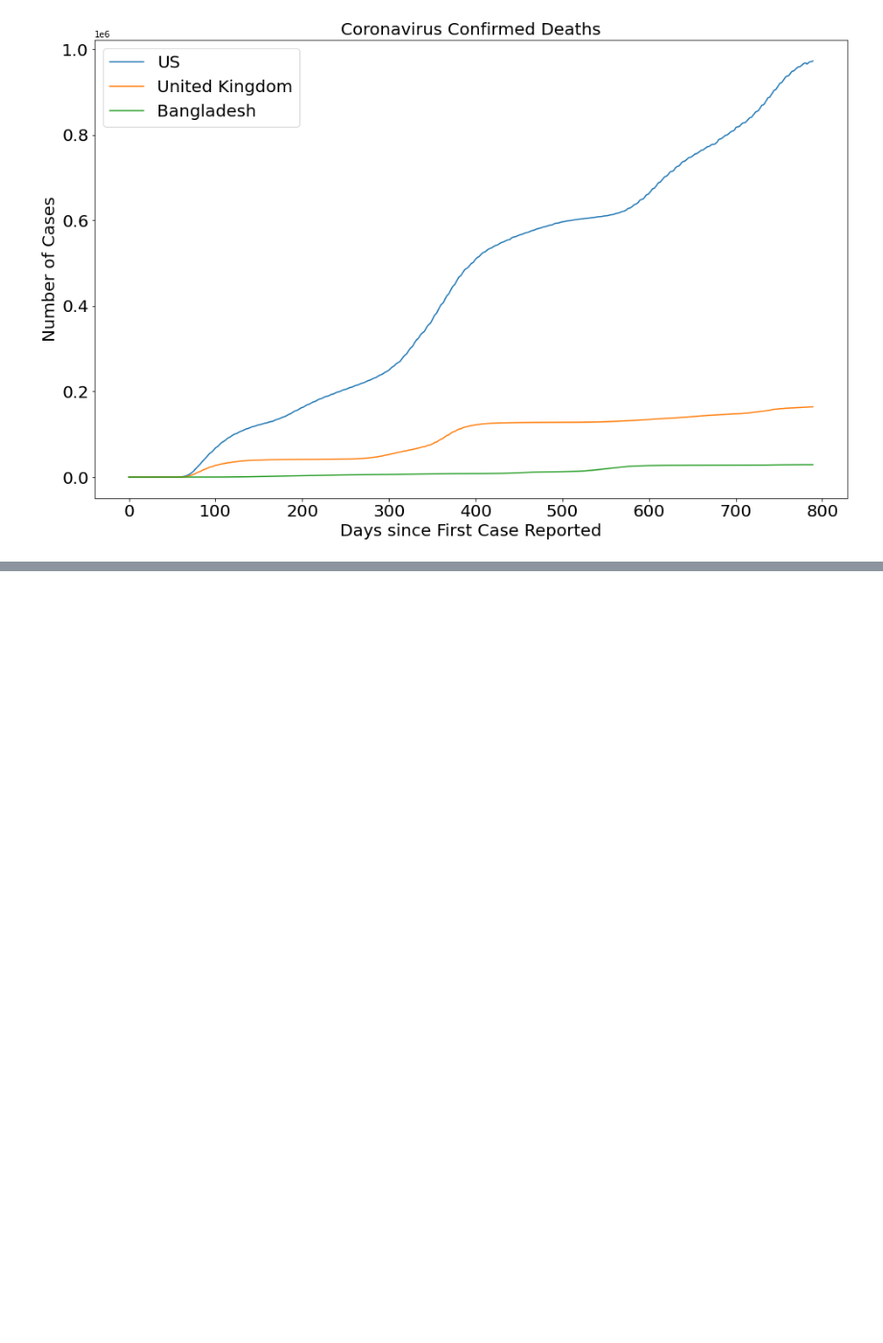
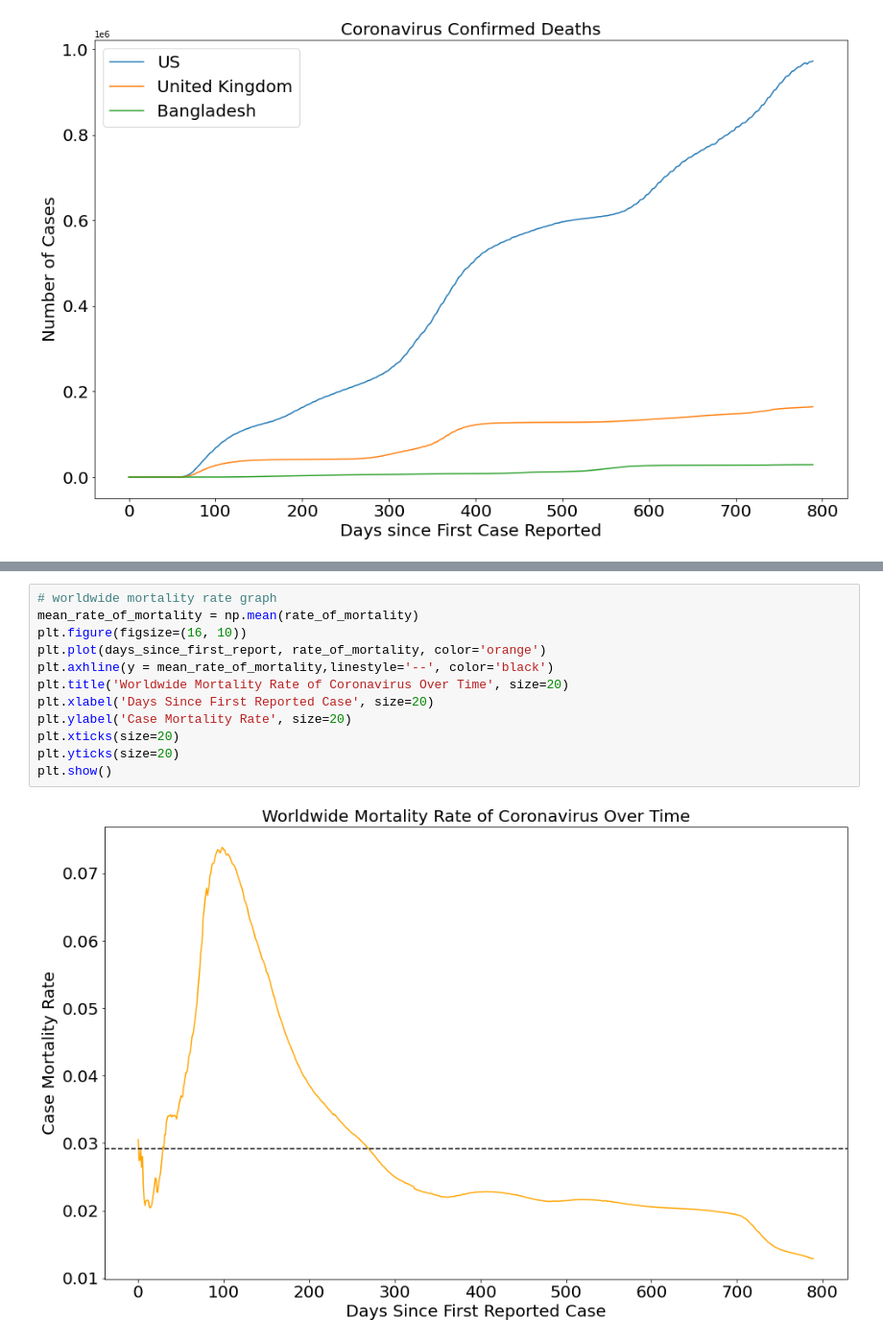
Before and after one commit to aftahee05/ADS1_Assignment_1, a Jupyter notebook: ADS1_Assignment_1.ipynb, the cells around one changed output, grey strips where cells are left out. Shown at 96% size. Saved outputs shown, nothing was run; the diff lists cells and outputs as text; blank space fills up the shorter version.

```diff
--- a/ADS1_Assignment_1.ipynb
+++ b/ADS1_Assignment_1.ipynb
@@ -263,0 +310,14 @@ for i in range(2):
+# %%
+# worldwide mortality rate graph
+mean_rate_of_mortality = np.mean(rate_of_mortality)
+plt.figure(figsize=(16, 10))
+plt.plot(days_since_first_report, rate_of_mortality, color='orange')
+plt.axhline(y = mean_rate_of_mortality,linestyle='--', color='black')
+plt.title('Worldwide Mortality Rate of Coronavirus Over Time', size=20)
+plt.xlabel('Days Since First Reported Case', size=20)
+plt.ylabel('Case Mortality Rate', size=20)
+plt.xticks(size=20)
+plt.yticks(size=20)
+plt.show()
+# %% [output]
+[figure, added]
```
Also changed, not shown: parts of 1 cell of this notebook.
